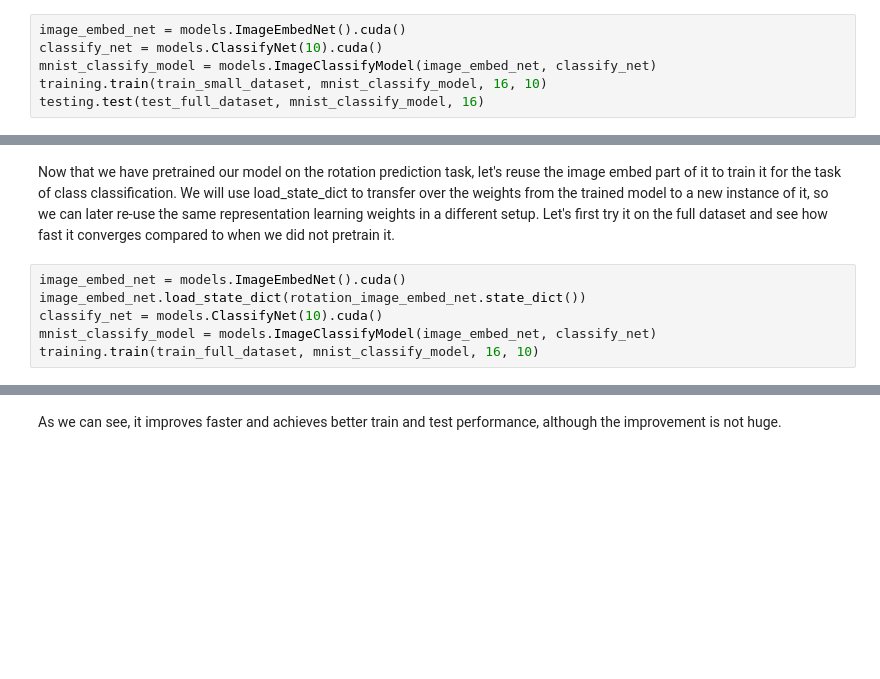
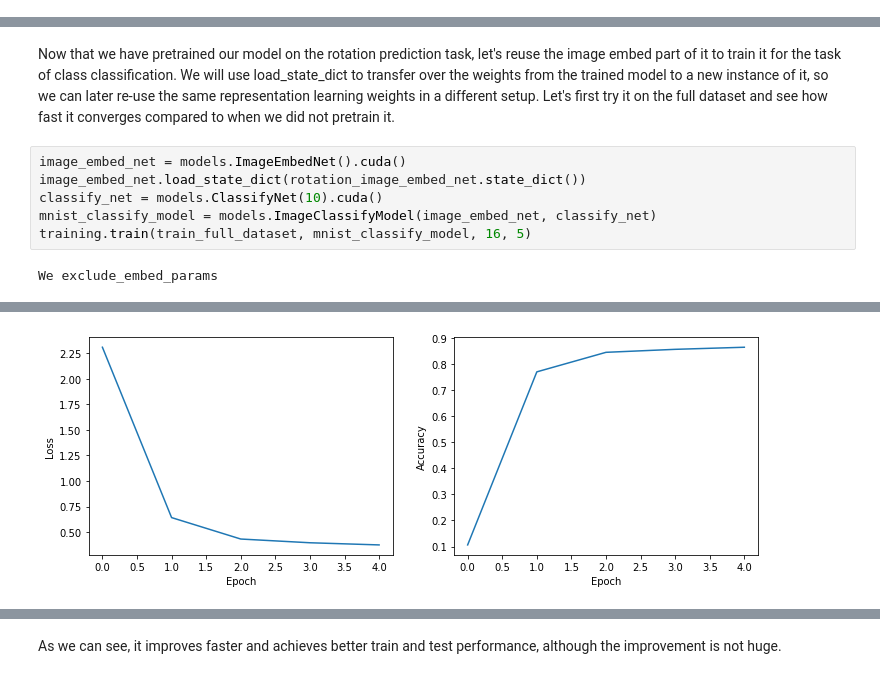
Before and after one commit to hronoses/cs231a-2022-problem-set, a Jupyter notebook: ps3_code/p2/RepresentationLearning.ipynb, the cells around one changed output, grey strips where cells are left out. Drawn from its saved outputs; the diff is of its cells as text; blank space fills up the shorter version.

```diff
--- a/ps3_code/p2/RepresentationLearning.ipynb
+++ b/ps3_code/p2/RepresentationLearning.ipynb
@@ -121,12 +148,6 @@ testing.test(test_full_dataset, mnist_classify_model, 16)
 You should get test set accuracy slighty lower than the train set accuracy. The accuracy is not great; on such simple data it should be fairly easy to get close to perfect accuracy. We'll try to address this with representation learning.
 
 Before that, let's try training on the smaller train set, and see how well the model can work on the test set.
-# %%
-image_embed_net = models.ImageEmbedNet().cuda()
-classify_net = models.ClassifyNet(10).cuda()
-mnist_classify_model = models.ImageClassifyModel(image_embed_net, classify_net)
-training.train(train_small_dataset, mnist_classify_model, 16, 10)
-testing.test(test_full_dataset, mnist_classify_model, 16)
 # %% [markdown]
 You should get both lower training and testing accuracy, since we are not training with much less data. If we iterate over the data for more epochs it is possible to get better results, but still below the accuracy gotten with the full dataset:
 # %% [markdown]
@@ -164,4 +203,6 @@ image_embed_net = models.ImageEmbedNet().cuda()
 image_embed_net.load_state_dict(rotation_image_embed_net.state_dict())
 classify_net = models.ClassifyNet(10).cuda()
 mnist_classify_model = models.ImageClassifyModel(image_embed_net, classify_net)
-training.train(train_full_dataset, mnist_classify_model, 16, 10)
+training.train(train_full_dataset, mnist_classify_model, 16, 5)
+# %% [output]
+We exclude_embed_params
@@ -168,2 +214,3 @@ training.train(train_full_dataset, mnist_classify_model, 16, 10)
+[figure, added]
 # %%
 testing.test(test_full_dataset, mnist_classify_model, 16)
```
Also changed, not shown: parts of 17 cells of this notebook, 43 other files.
